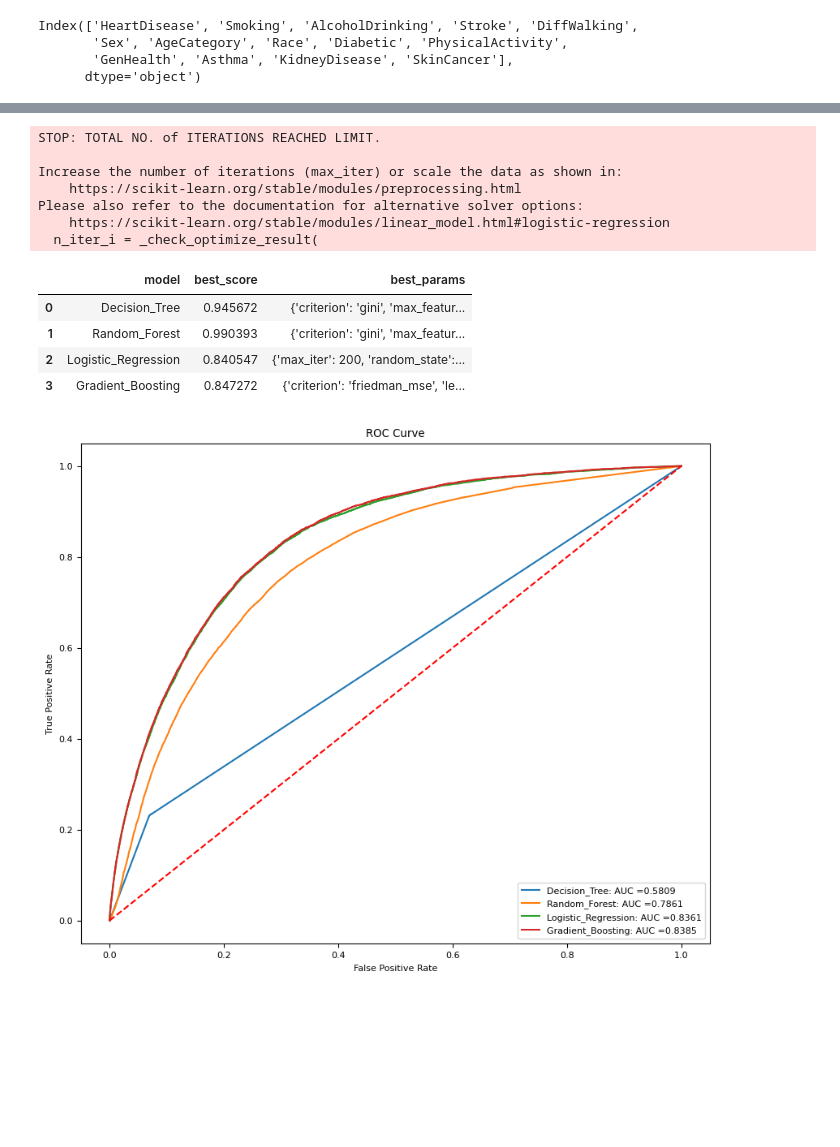
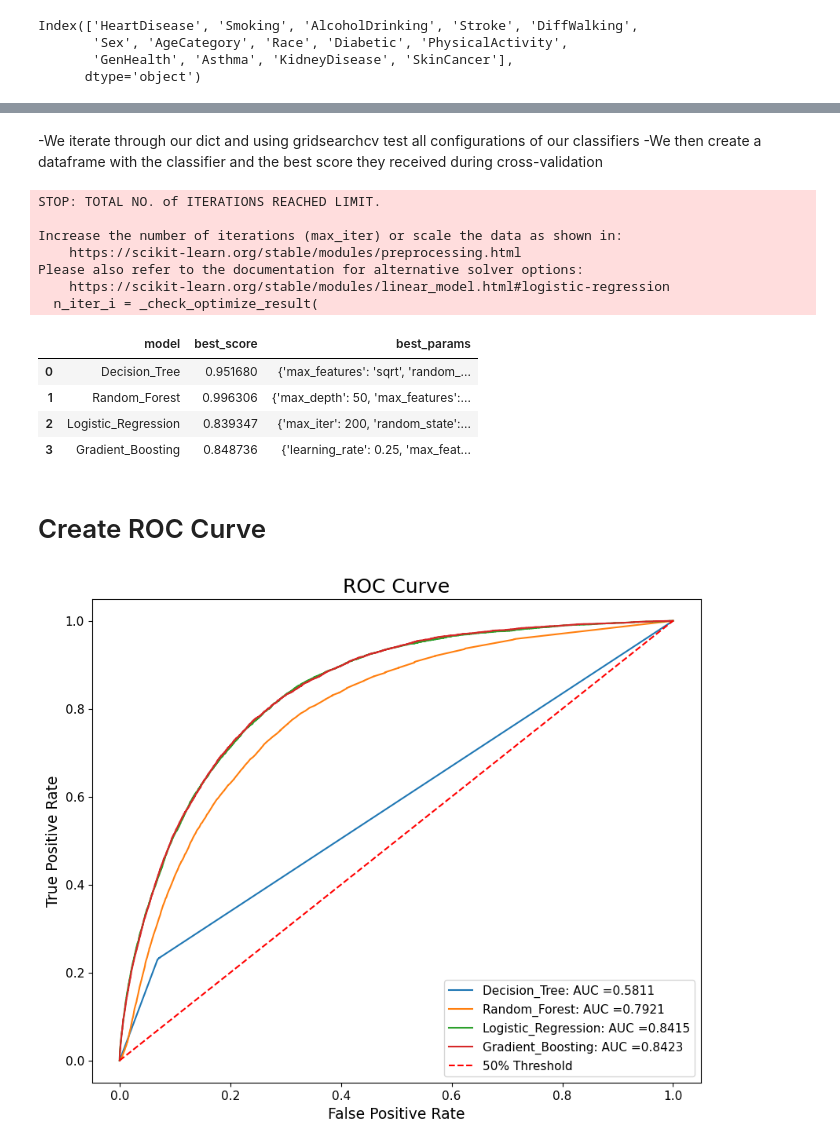
Before and after one commit to shane-sarabdial/CoefficientCrusaders, a Jupyter notebook: notebooks/heart.ipynb, the cells around one changed output, grey strips where cells are left out. Drawn from its saved outputs; the diff is of its cells as text; code cells hidden in the pictures; blank space fills up the shorter version.

```diff
--- a/notebooks/heart.ipynb
+++ b/notebooks/heart.ipynb
@@ -57,0 +107,2 @@ dtype: int64
+# %%
+df.drop(df[df['BMI']>47].index,inplace=True)
@@ -93,7 +140,7 @@ X_train, X_test , y_train, y_test = train_test_split(X,y,test_size=.30, random_s
 # %%
 from imblearn.over_sampling import RandomOverSampler
 # %%
-rs = RandomOverSampler(sampling_strategy=.4, random_state=42)
+rs = RandomOverSampler(sampling_strategy=.7, random_state=42,)
 # %%
 X_train_rs, y_train_rs = rs.fit_resample(X_train,y_train)
 # %%
@@ -114,7 +182,6 @@ algos = {
     'Decision_Tree': {
         'model': DecisionTreeClassifier(),
         'params': {
-            'criterion' : ['gini','entropy',],
             'splitter': ['best'],
             'max_features': ['sqrt','log2'],
             'random_state': [42]
@@ -123,10 +190,12 @@ algos = {
     'Random_Forest' : {
         'model' : RandomForestClassifier(),
         'params' : {
-            'criterion' : ['gini','entropy',],
             'n_estimators': [150,250],
-            'max_features': ['sqrt','log2'],
             'random_state': [42],
+            'max_depth': [30,50],
+            'max_features': ['sqrt'],
+            'min_samples_leaf': [1,2],
+            'max_leaf_nodes': [None,8,16]
         }
     },
     'Logistic_Regression' :{
@@ -140,20 +209,24 @@ algos = {
     'Gradient_Boosting' :{
         'model' : GradientBoostingClassifier(),
         'params' : {
-            'learning_rate': [.1,.2,.25],
-            'n_estimators': [150,250],
-            'criterion' : ['friedman_mse','squared_error',],
-            'max_features': ['sqrt','log2'],
+            'learning_rate': [.1,.25,],
+            'n_estimators': [600],
             'random_state': [42],
+            'n_iter_no_change': [10],
+            'max_features': ['sqrt',],
         }
     }
 
 }
+# %% [markdown]
+-We iterate through our dict and using gridsearchcv test all configurations of our classifiers
+-We then create a dataframe with the classifier and the best score they received during cross-validation
 # %%
 scores = []
 models ={}
 for algo_name, config in algos.items():
-    gs =  GridSearchCV(config['model'], config['params'], cv=3, return_train_score=False, n_jobs=-1, scoring='roc_auc')
+    gs =  GridSearchCV(config['model'], config['params'], cv=3,
+          return_train_score=False, n_jobs=-1, scoring='roc_auc',)
     gs.fit(X_train_rs,y_train_rs)
     scores.append({
         'model': algo_name,
@@ -171,30 +244,39 @@ Please also refer to the documentation for alternative solver options:
     https://scikit-learn.org/stable/modules/linear_model.html#logistic-regression
   n_iter_i = _check_optimize_result(
 |  | model | best_score | best_params |
-| 0 | Decision_Tree | 0.945672 | {'criterion': 'gini', 'max_featur... |
-| 1 | Random_Forest | 0.990393 | {'criterion': 'gini', 'max_featur... |
-| 2 | Logistic_Regression | 0.840547 | {'max_iter': 200, 'random_state':... |
-| 3 | Gradient_Boosting | 0.847272 | {'criterion': 'friedman_mse', 'le... |
+| 0 | Decision_Tree | 0.951680 | {'max_features': 'sqrt', 'random_... |
+| 1 | Random_Forest | 0.996306 | {'max_depth': 50, 'max_features':... |
+| 2 | Logistic_Regression | 0.839347 | {'max_iter': 200, 'random_state':... |
+| 3 | Gradient_Boosting | 0.848736 | {'learning_rate': 0.25, 'max_feat... |
 # %%
 plt.rcParams.update({'font.size': 12})
 plt.rc('xtick', labelsize=12)
 plt.rc('ytick', labelsize=12)
+# %% [markdown]
+# Create ROC Curve
 # %%
 fig, ax = plt.subplots(figsize = (10,8))
 for algo_name ,model in models.items():
     y_pred_proab = model.predict_proba(X_test)[::,1]
     fpr, tpr, _ = roc_curve(y_test,y_pred_proab)
     auc = roc_auc_score(y_test,y_pred_proab)
     ax.plot(fpr,tpr, label = f'{algo_name}: AUC ={round(auc,4)}')
-ax.plot([0,1],[0,1], c='red', linestyle='dashed')
-plt.ylabel('True Positive Rate')
-plt.xlabel('False Positive Rate')
-plt.legend(loc=4)
-plt.title('ROC Curve')
-plt.savefig('../images/Roc_curve',bbox_inches='tight')
+ax.plot([0,1],[0,1], c='red', linestyle='dashed',label='50% Threshold')
+# ax.spines['left'].set_color('white')
+# ax.spines['top'].set_color('white')
+# ax.spines['right'].set_color('white')
+# ax.spines['bottom'].set_color('white')
+plt.ylabel('True Positive Rate', fontsize =13.5,)
+plt.xlabel('False Positive Rate', fontsize =13.5,)
+plt.legend(loc=4, fontsize =11)
+plt.yticks(fontsize=11,)
+plt.xticks(fontsize=11,)
+plt.title('ROC Curve', )
+# plt.savefig('../images/Roc_curve_tp',bbox_inches='tight',transparent=True)
+# plt.savefig('../images/Roc_curve',bbox_inches='tight')
 plt.show()
 # %% [output]
-[figure, old version]
+[figure, new version]
 # %%
 from sklearn.metrics import confusion_matrix, ConfusionMatrixDisplay, classification_report
 # %%
```
Also changed, not shown: parts of 21 cells of this notebook, 7 other files.
